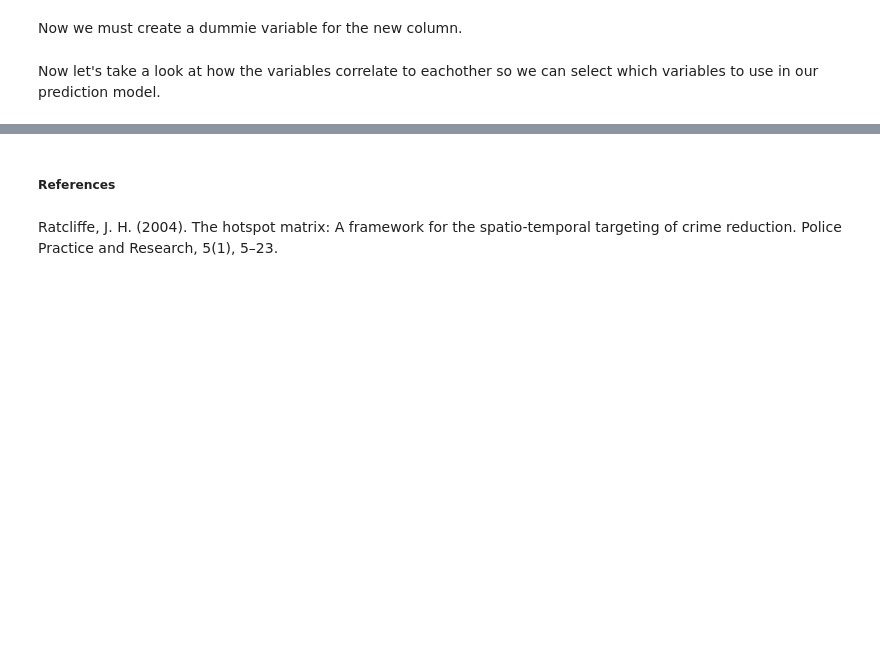
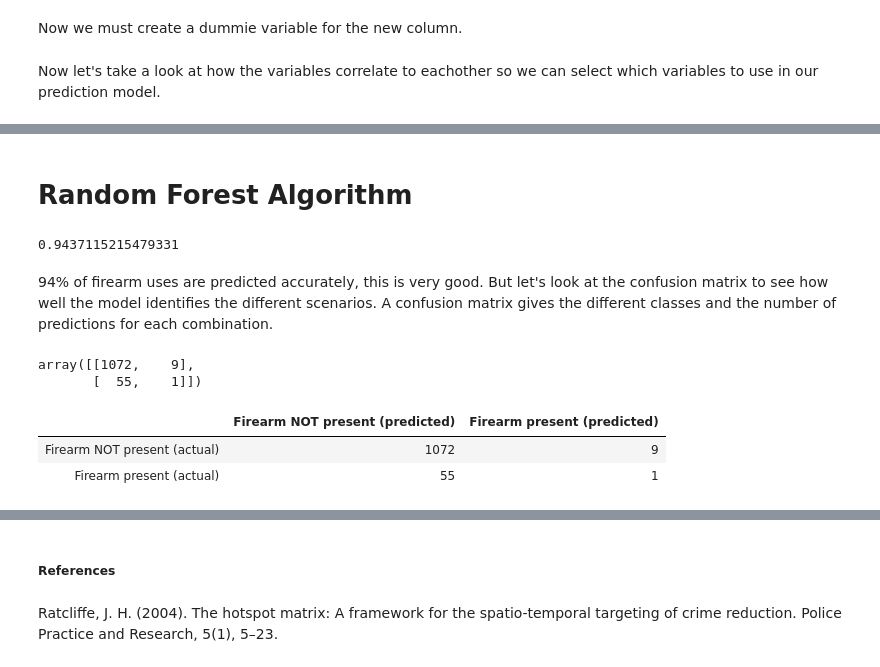
Before and after one commit to mar-berk/Machine-learning, a Jupyter notebook: Final Project/Crime Prediction.ipynb, the cells around one changed output, grey strips where cells are left out. Drawn from its saved outputs; the diff is of its cells as text; code cells hidden in the pictures; blank space fills up the shorter version.

```diff
--- a/Final Project/Crime Prediction.ipynb
+++ b/Final Project/Crime Prediction.ipynb
@@ -129,0 +190,26 @@ df = df.dropna() #first get rid of rows with empty cells
+# %% [markdown]
+# Random Forest Algorithm
+# %%
+from sklearn.ensemble import RandomForestClassifier
+rf = RandomForestClassifier() #create a Random forest-classifier
+rf = rf.fit(X_train, y_train) #this fits the k-nearest neigbor model with the train data
+rf.score(X_test, y_test) #calculate the fit on the test data
+# %% [output]
+0.9437115215479331
+# %% [markdown]
+94% of firearm uses are predicted accurately, this is very good. But let's look at the confusion matrix to see how well the model identifies the different scenarios. A confusion matrix gives the different classes and the number of predictions for each combination.
+# %%
+from sklearn.metrics import confusion_matrix
+y_test_pred = rf.predict(X_test) #the predicted values
+cm = confusion_matrix(y_test, y_test_pred) #creates a "confusion matrix"
+cm
+# %% [output]
+array([[1072,    9],
+       [  55,    1]])
+# %%
+conf_matrix = pd.DataFrame(cm, index=['Firearm NOT present (actual)', 'Firearm present (actual)'], columns = ['Firearm NOT present (predicted)', 'Firearm present (predicted)'])
+conf_matrix
+# %% [output]
+|  | Firearm NOT present (predicted) | Firearm present (predicted) |
+| Firearm NOT present (actual) | 1072 | 9 |
+| Firearm present (actual) | 55 | 1 |
```
Also changed, not shown: parts of 26 cells of this notebook.
